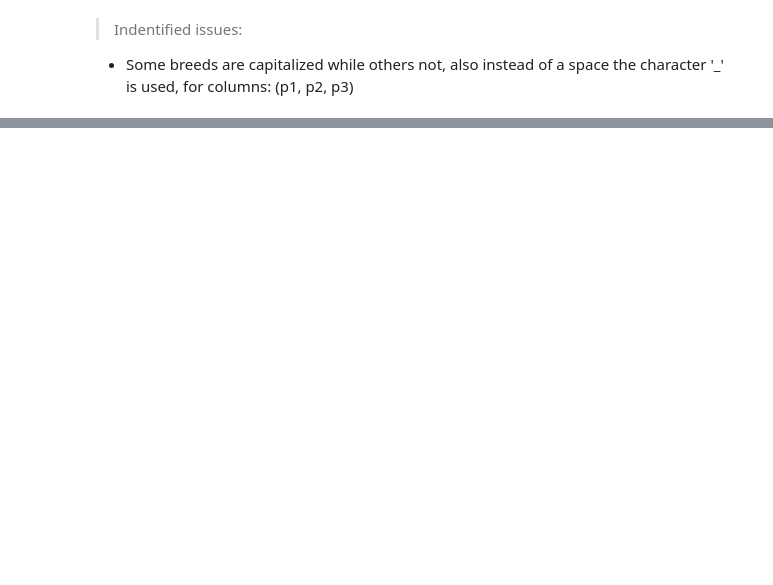
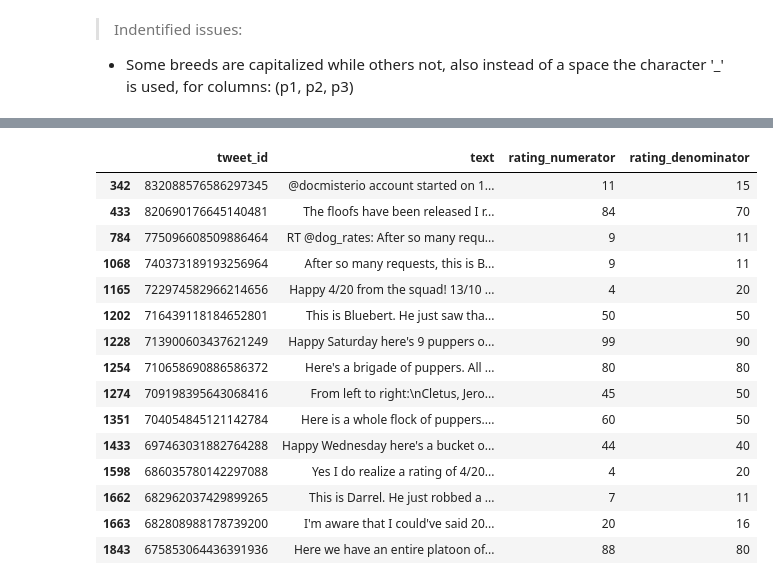
Before and after one commit to kroudir/Data-Analyst-Nanodegree-Projects-Udacity, a Jupyter notebook: 7- Data Wrangling/wrangle_act.ipynb, the cells around one changed output, grey strips where cells are left out. Drawn from its saved outputs; the diff is of its cells as text; code cells hidden in the pictures; blank space fills up the shorter version.

```diff
--- a/7- Data Wrangling/wrangle_act.ipynb
+++ b/7- Data Wrangling/wrangle_act.ipynb
@@ -266,0 +402,22 @@ image_predictions.head()
+# %%
+twitter_archive_between_10_and_100 = twitter_archive[(twitter_archive.rating_denominator > 10) &
+                (twitter_archive.rating_denominator < 100)][['tweet_id', 'text', 'rating_numerator', 'rating_denominator']]
+
+twitter_archive_between_10_and_100
+# %% [output]
+|  | tweet_id | text | rating_numerator | rating_denominator |
+| 342 | 832088576586297345 | @docmisterio account started on 1... | 11 | 15 |
+| 433 | 820690176645140481 | The floofs have been released I r... | 84 | 70 |
+| 784 | 775096608509886464 | RT @dog_rates: After so many requ... | 9 | 11 |
+| 1068 | 740373189193256964 | After so many requests, this is B... | 9 | 11 |
+| 1165 | 722974582966214656 | Happy 4/20 from the squad! 13/10 ... | 4 | 20 |
+| 1202 | 716439118184652801 | This is Bluebert. He just saw tha... | 50 | 50 |
+| 1228 | 713900603437621249 | Happy Saturday here's 9 puppers o... | 99 | 90 |
+| 1254 | 710658690886586372 | Here's a brigade of puppers. All ... | 80 | 80 |
+| 1274 | 709198395643068416 | From left to right:\nCletus, Jero... | 45 | 50 |
+| 1351 | 704054845121142784 | Here is a whole flock of puppers.... | 60 | 50 |
+| 1433 | 697463031882764288 | Happy Wednesday here's a bucket o... | 44 | 40 |
+| 1598 | 686035780142297088 | Yes I do realize a rating of 4/20... | 4 | 20 |
+| 1662 | 682962037429899265 | This is Darrel. He just robbed a ... | 7 | 11 |
+| 1663 | 682808988178739200 | I'm aware that I could've said 20... | 20 | 16 |
+| 1843 | 675853064436391936 | Here we have an entire platoon of... | 88 | 80 |
```
Also changed, not shown: parts of 46 cells of this notebook.
